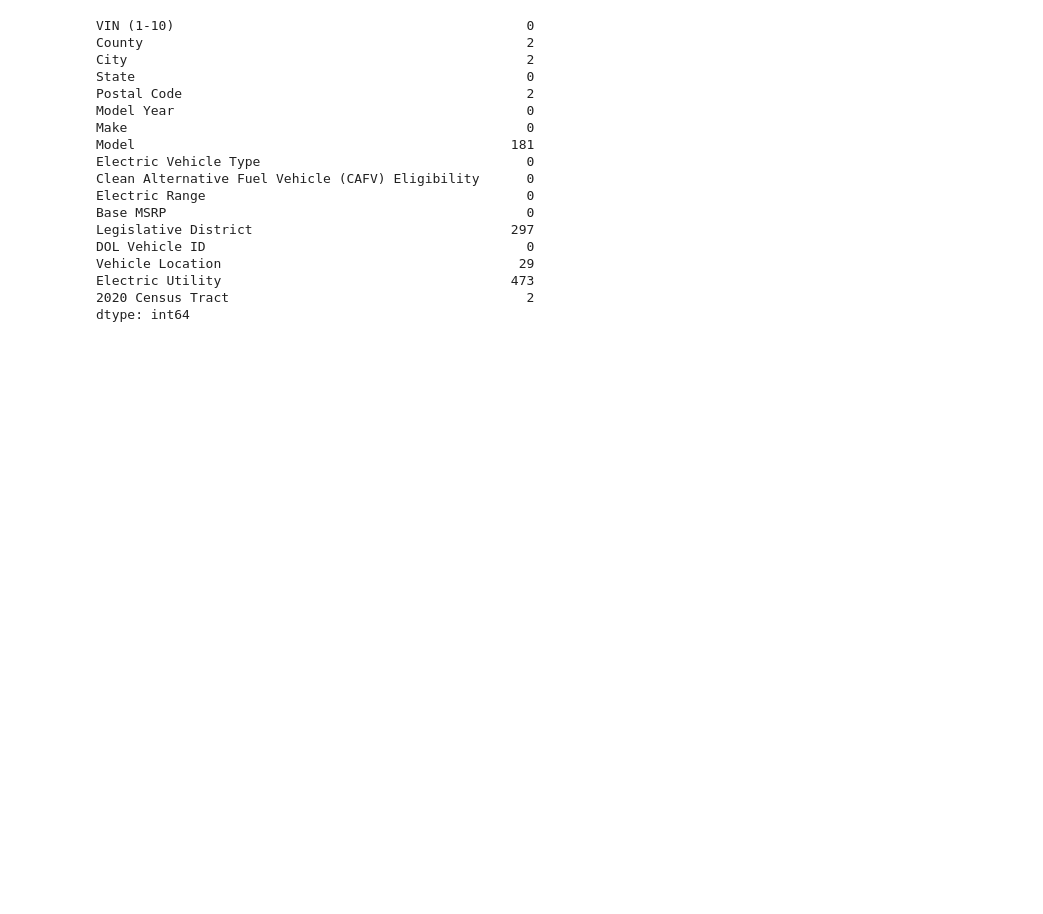
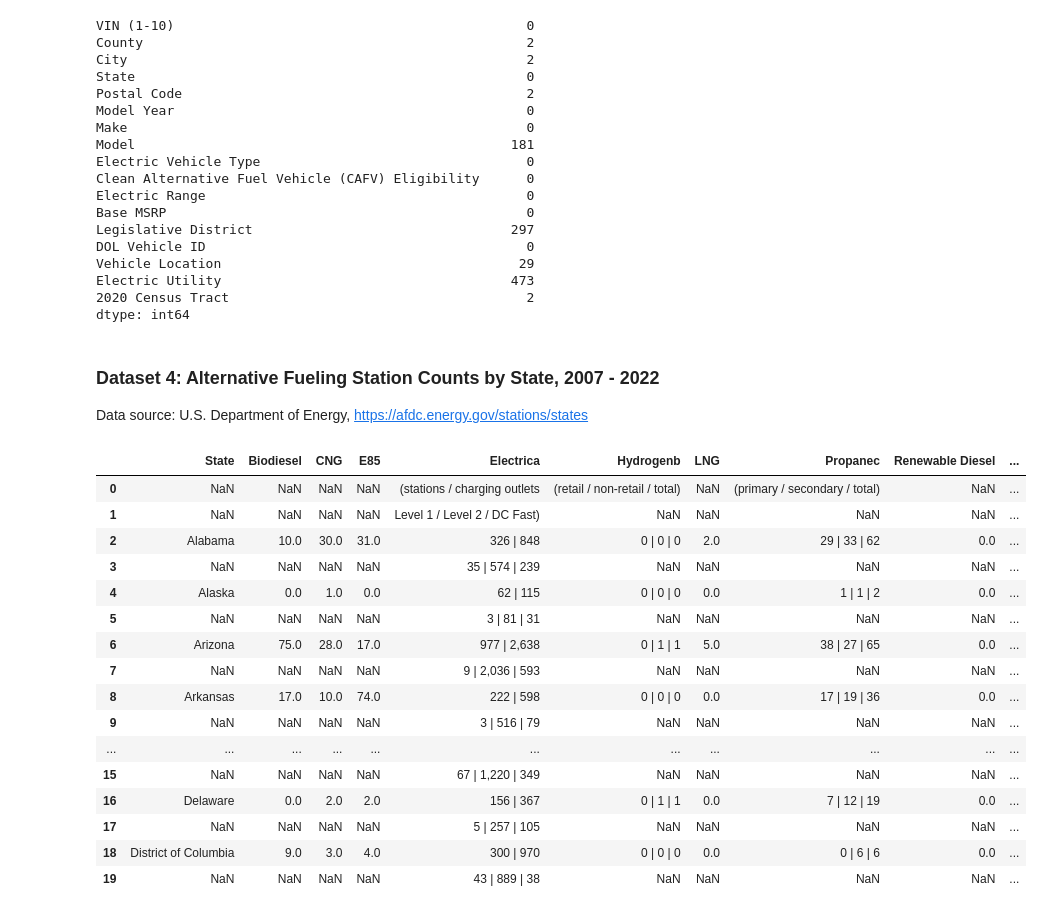
Before and after one commit to boay00/group-project-ev, a Jupyter notebook: 01_data_collection.ipynb, the cells around one changed output. Drawn from its saved outputs; the diff is of its cells as text; code cells hidden in the pictures; blank space fills up the shorter version.

Commit message:
add code for station_counts

```diff
--- a/01_data_collection.ipynb
+++ b/01_data_collection.ipynb
@@ -181,3 +178,28 @@ Vehicle Location                                      29
 Electric Utility                                     473
 2020 Census Tract                                      2
 dtype: int64
+# %% [markdown]
+### Dataset 4: Alternative Fueling Station Counts by State, 2007 - 2022
+Data source: U.S. Department of Energy, https://afdc.energy.gov/stations/states
+# %%
+# read data from excel_sheet to check the datafram information
+station_counts_2022 = pd.read_excel("./data/historical-station-counts.xlsx", sheet_name="2022")
+station_counts_2022.head(20)
+# %% [output]
+|  | State | Biodiesel | CNG | E85 | Electrica | Hydrogenb | LNG | Propanec | Renewable Diesel | ... |
+| 0 | NaN | NaN | NaN | NaN | (stations / charging outlets | (retail / non-retail / total) | NaN | (primary / secondary / total) | NaN | ... |
+| 1 | NaN | NaN | NaN | NaN | Level 1 / Level 2 / DC Fast) | NaN | NaN | NaN | NaN | ... |
+| 2 | Alabama | 10.0 | 30.0 | 31.0 | 326 | 848 | 0 | 0 | 0 | 2.0 | 29 | 33 | 62 | 0.0 | ... |
+| 3 | NaN | NaN | NaN | NaN | 35 | 574 | 239 | NaN | NaN | NaN | NaN | ... |
+| 4 | Alaska | 0.0 | 1.0 | 0.0 | 62 | 115 | 0 | 0 | 0 | 0.0 | 1 | 1 | 2 | 0.0 | ... |
+| 5 | NaN | NaN | NaN | NaN | 3 | 81 | 31 | NaN | NaN | NaN | NaN | ... |
+| 6 | Arizona | 75.0 | 28.0 | 17.0 | 977 | 2,638 | 0 | 1 | 1 | 5.0 | 38 | 27 | 65 | 0.0 | ... |
+| 7 | NaN | NaN | NaN | NaN | 9 | 2,036 | 593 | NaN | NaN | NaN | NaN | ... |
+| 8 | Arkansas | 17.0 | 10.0 | 74.0 | 222 | 598 | 0 | 0 | 0 | 0.0 | 17 | 19 | 36 | 0.0 | ... |
+| 9 | NaN | NaN | NaN | NaN | 3 | 516 | 79 | NaN | NaN | NaN | NaN | ... |
+| ... | ... | ... | ... | ... | ... | ... | ... | ... | ... | ... |
+| 15 | NaN | NaN | NaN | NaN | 67 | 1,220 | 349 | NaN | NaN | NaN | NaN | ... |
+| 16 | Delaware | 0.0 | 2.0 | 2.0 | 156 | 367 | 0 | 1 | 1 | 0.0 | 7 | 12 | 19 | 0.0 | ... |
+| 17 | NaN | NaN | NaN | NaN | 5 | 257 | 105 | NaN | NaN | NaN | NaN | ... |
+| 18 | District of Columbia | 9.0 | 3.0 | 4.0 | 300 | 970 | 0 | 0 | 0 | 0.0 | 0 | 6 | 6 | 0.0 | ... |
+| 19 | NaN | NaN | NaN | NaN | 43 | 889 | 38 | NaN | NaN | NaN | NaN | ... |
```
Also changed, not shown: parts of 19 cells of this notebook.
